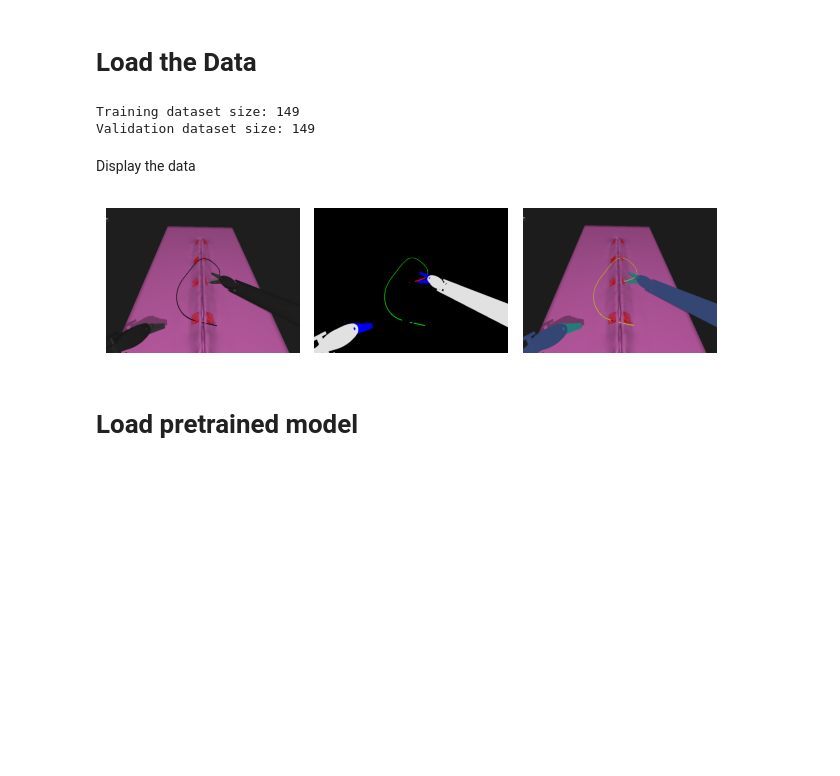
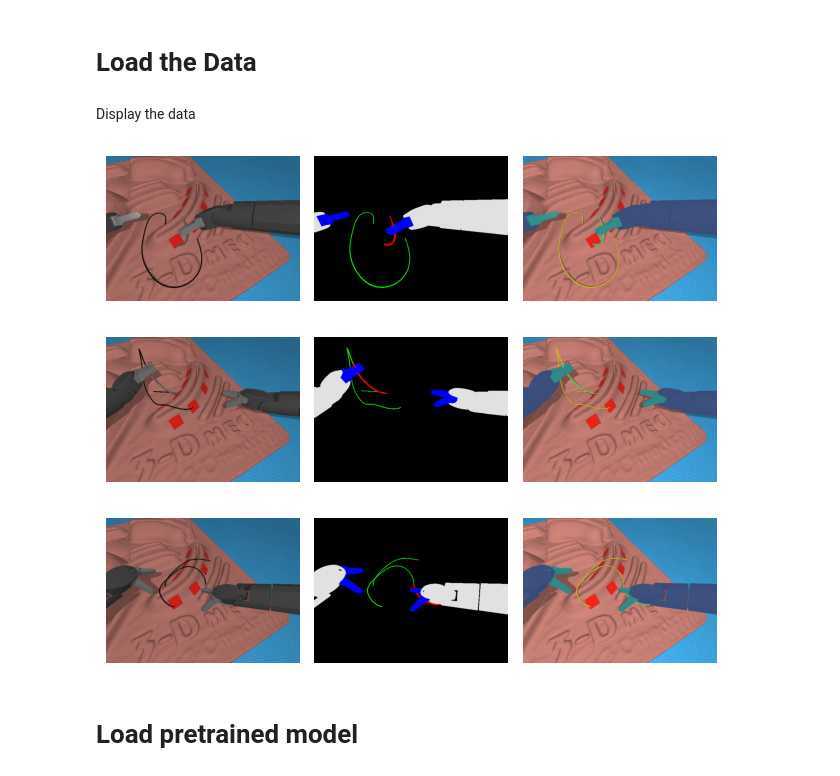
Before and after one commit to surgical-robotics-ai/ISMR-workshop-2023, a Jupyter notebook: dVRK_Segmentation_Tutorial.ipynb, the cells around one changed output. Cells and saved outputs as stored; diff of their text form; code cells hidden in the pictures; blank space fills up the shorter version.

```diff
--- a/dVRK_Segmentation_Tutorial.ipynb
+++ b/dVRK_Segmentation_Tutorial.ipynb
@@ -77,10 +83,8 @@ from surg_seg.Datasets.ImageDataset import display_transformed_image
 # %% [markdown]
 # **Load the Data**
 # %%
-root = Path("/content/data")
-# train_dirs = [root / "rec01", root / "rec03", root / "rec05"]
-# val_dirs = [root / "rec02", root / "rec04"]
-## Here, we only use one folder for training and validation to reduce the training time. ##
+# To load your own data, change the following path to "Your PATH To the Collected Data"
+root = Path("/content/AMBFSegmentation/data")
 train_dirs = [root / "rec01"]
 val_dirs = [root / "rec02"]
 ds = ImageSegmentationDataset(train_dirs, "5colors")
@@ -91,17 +95,16 @@ val_dl = ThreadDataLoader(val_ds, batch_size=4, num_workers=0, shuffle=True)
 
 print(f"Training dataset size: {len(ds)}")
 print(f"Validation dataset size: {len(val_ds)}")
-# %% [output]
-Training dataset size: 149
-Validation dataset size: 149
 # %% [markdown]
 Display the data
 # %%
-display_untransformed_images(100, ds)
-display_untransformed_images(50, ds)
-display_transformed_images(20, ds)
+display_untransformed_images(10, ds)
+display_untransformed_images(30, ds)
+display_untransformed_images(69, ds)
 # %% [output]
-[figure, old version]
+[figure, new version]
+[figure, added]
+[figure, added]
 # %% [markdown]
 # **Load pretrained model**
 # %%
```
Also changed, not shown: parts of 25 cells of this notebook.
